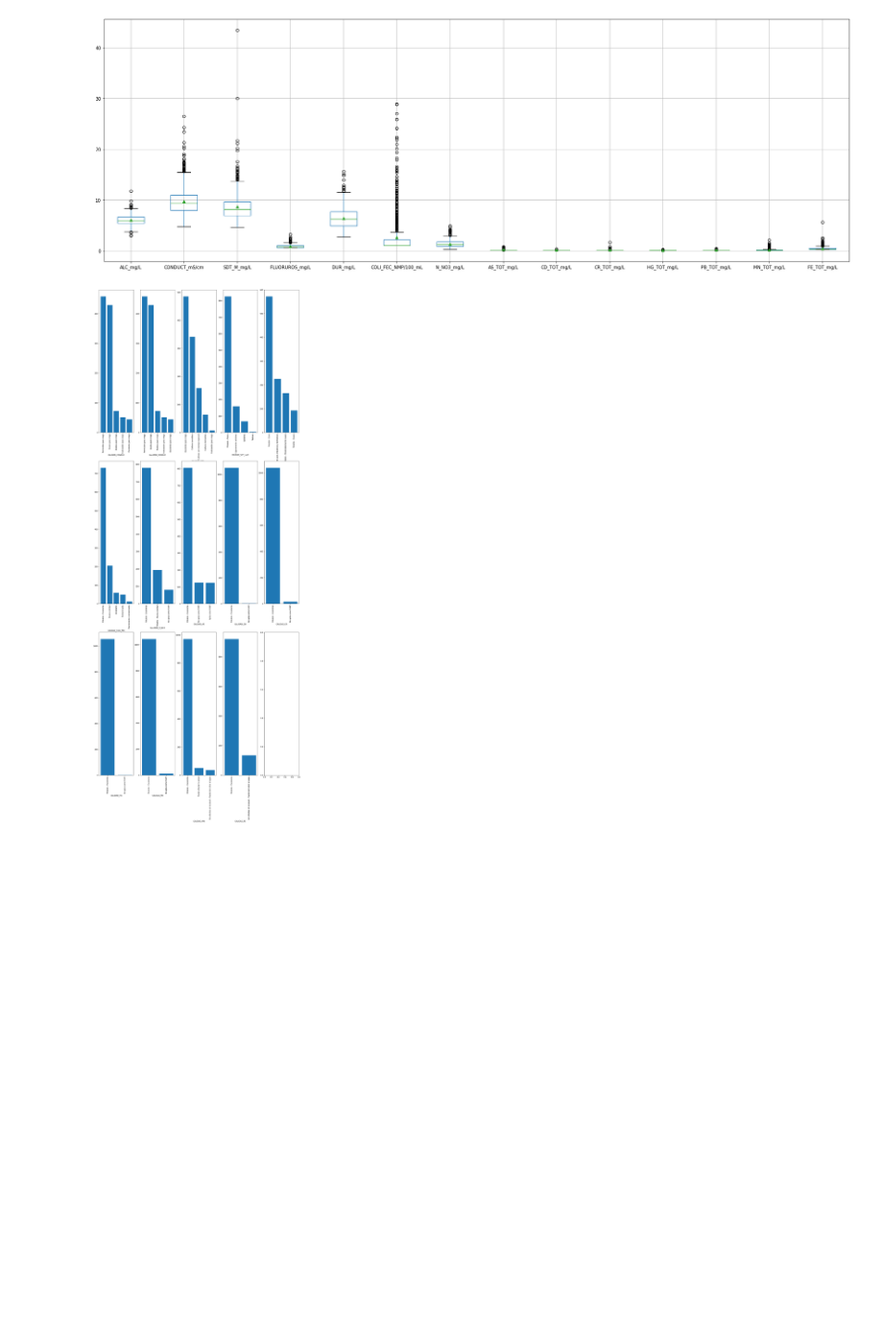
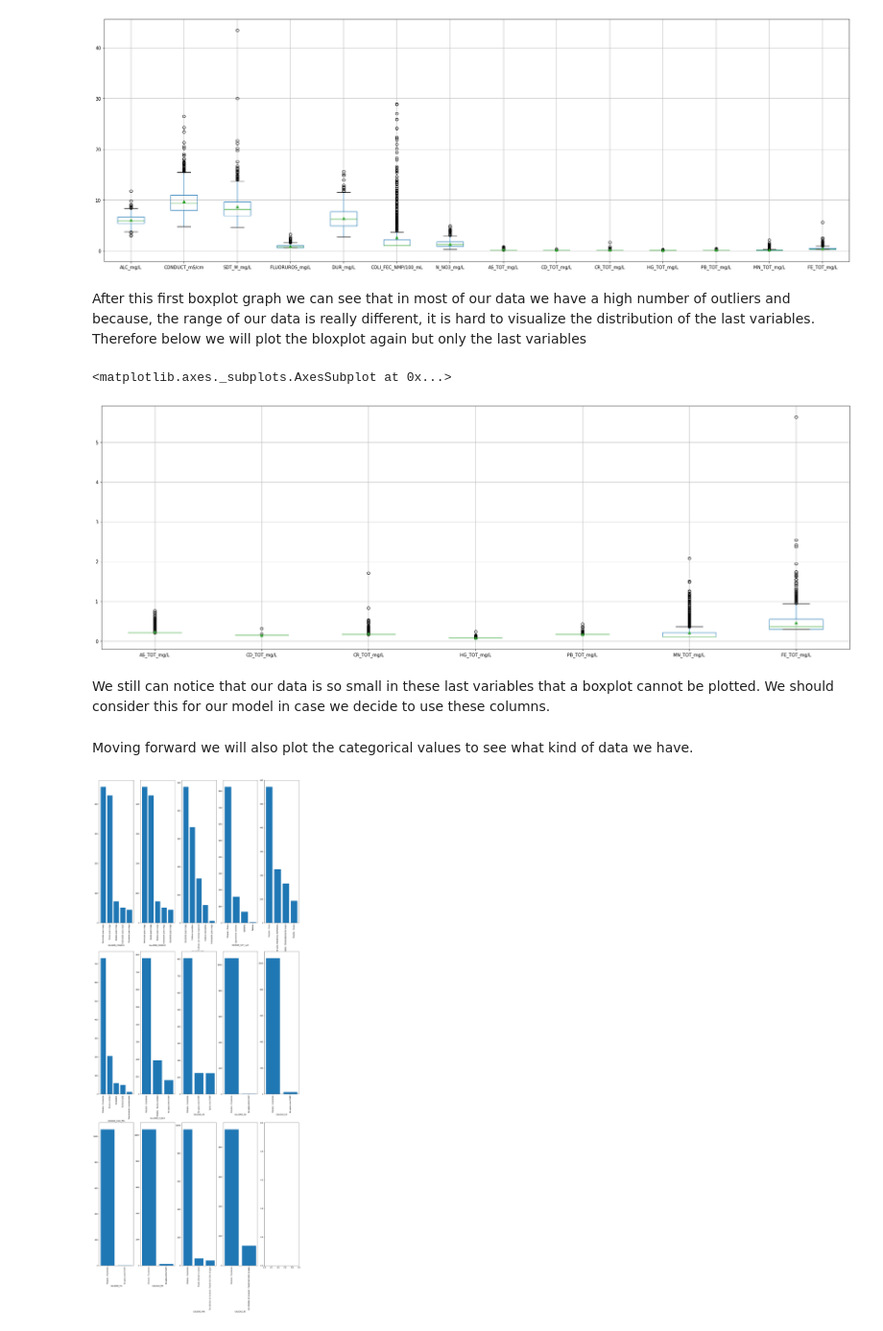
Before and after one commit to PosgradoMNA/actividades-del-projecto-team-1, a Jupyter notebook: Reto/Reto_Equipo1.ipynb, the cells around one changed output. Shown at 96% size. Drawn from its saved outputs; the diff is of its cells as text; code cells hidden in the pictures; blank space fills up the shorter version.

```diff
--- a/Reto/Reto_Equipo1.ipynb
+++ b/Reto/Reto_Equipo1.ipynb
@@ -518,6 +528,18 @@ transformed_num_data.boxplot(figsize=(30,10),showmeans=True)
 # %% [output]
 <matplotlib.axes._subplots.AxesSubplot at 0x...>
 [figure]
+# %% [markdown]
+After this first boxplot graph we can see that in most of our data we have a high number of outliers and because, the range of our data is really different, it is hard to visualize the distribution of the last variables. Therefore below we will plot the bloxplot again but only the last variables
+# %%
+smalldata= transformed_num_data[['AS_TOT_mg/L','CD_TOT_mg/L','CR_TOT_mg/L','HG_TOT_mg/L','PB_TOT_mg/L','MN_TOT_mg/L','FE_TOT_mg/L']]
+smalldata.boxplot(figsize=(30,10),showmeans=True)
+# %% [output]
+<matplotlib.axes._subplots.AxesSubplot at 0x...>
+[figure, added]
+# %% [markdown]
+We still can notice that our data is so small in these last variables that a boxplot cannot be plotted. We should consider this for our model in case we decide to use these columns.
+# %% [markdown]
+Moving forward we will also plot the categorical values to see what kind of data we have.
 # %%
 categoricas2=['ORGANISMO_DE_CUENCA',	'ESTADO', 'SEMAFORO']
 # %%
```
Also changed, not shown: parts of 34 cells of this notebook.
